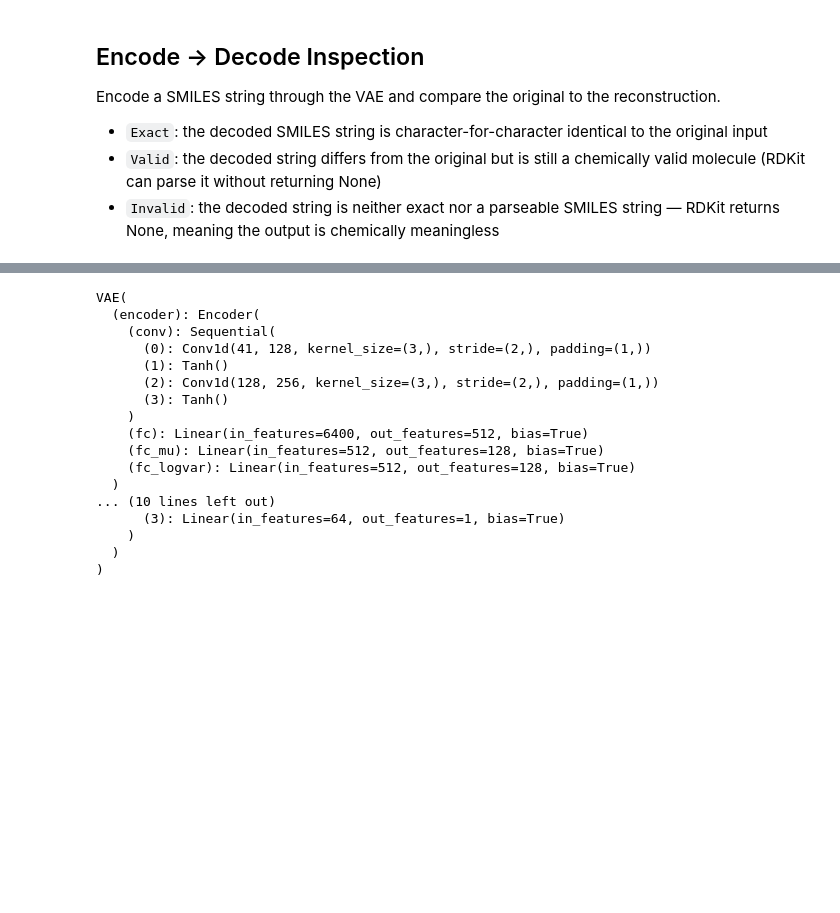
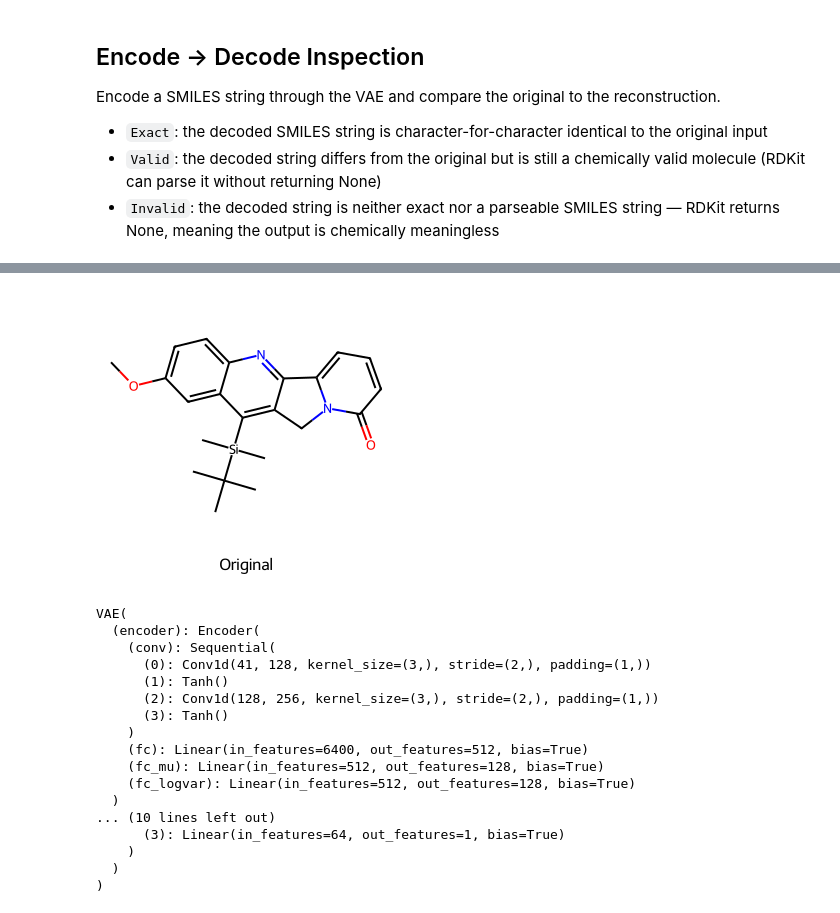
Before and after one commit to elenipsaromatis/mol-vae, a Jupyter notebook: notebooks/vae_dev.ipynb, the cells around one changed output, grey strips where cells are left out. Saved outputs shown, nothing was run; the diff lists cells and outputs as text; code cells hidden in the pictures; blank space fills up the shorter version.

```diff
--- a/notebooks/vae_dev.ipynb
+++ b/notebooks/vae_dev.ipynb
@@ -945,0 +871,95 @@ Summary — exact: 76/100  valid: 17/100  invalid: 7/100
+# %%
+from rdkit import Chem
+from rdkit.Chem import Draw
+from IPython.display import display
+
+def inspect_dataset_reconstructions(model, dataset, smiles_list, char2idx, idx2char, device, n_samples=100):
+    """
+    Encode n_samples molecules from the dataset, decode them, and print
+    the original vs reconstruction side by side with a character-level diff.
+    """
+    model.eval()
+    indices = torch.randperm(len(dataset))[:n_samples]
+    batch = torch.stack([dataset[i][0] for i in indices]).to(device)
+    with torch.no_grad():
+        mu, log_var = model.encoder(batch)
+        hidden = model.decoder.fc_z(mu)
+        hidden = hidden.view(-1, model.decoder.n_layers, model.decoder.hidden_dim).permute(1, 0, 2).contiguous()
+        sos_idx = char2idx['<sos>']
+        input_token = torch.full((n_samples, 1), sos_idx, dtype=torch.long).to(device)
+        generated = []
+        for _ in range(MAX_LENGTH):
+            x_onehot = F.one_hot(input_token, num_classes=len(char2idx)).float()
+            z_step = mu.unsqueeze(1)
+            gru_input = torch.cat([x_onehot, z_step], dim=-1)
+            output, hidden = model.decoder.gru(gru_input, hidden)
+            logits = model.decoder.fc_out(output.squeeze(1))
+            next_token = logits.argmax(dim=-1, keepdim=True)
+            generated.append(next_token)
+            input_token = next_token
+        generated = torch.cat(generated, dim=1)
+    exact, valid, invalid = 0, 0, 0
+    valid_cases = []
+    invalid_cases = []
+    for i, idx in enumerate(indices):
+        original = smiles_list[idx.item()]
+        decoded_chars = []
+        for tok in generated[i]:
+            ch = idx2char[tok.item()]
+            if ch == '<eos>':
+                break
+            if ch not in ('<pad>', '<sos>'):
+                decoded_chars.append(ch)
+        decoded = ''.join(decoded_chars)
+        is_exact = decoded == original
+        is_valid = Chem.MolFromSmiles(decoded) is not None
+        if is_exact:
+            exact += 1
+        elif is_valid:
+            valid += 1
+            valid_cases.append((original, decoded))
+        else:
+            invalid += 1
+            invalid_cases.append((original, decoded))
+    print(f"Summary — exact: {exact}/{n_samples}  valid: {valid}/{n_samples}  invalid: {invalid}/{n_samples}")
+
+    print("\nValid (non-exact) reconstructions:")
+    for original, decoded in valid_cases:
+        diff = ''
+        for a, b in zip(original, decoded):
+            diff += ' ' if a == b else '^'
+        if len(decoded) > len(original):
+            diff += '^' * (len(decoded) - len(original))
+        print(f"  Original : {original}")
+        print(f"  Decoded  : {decoded}")
+        print(f"  Diff     : {diff}")
+        print()
+
+    print("\nInvalid reconstructions:")
+    for original, decoded in invalid_cases:
+        diff = ''
+        for a, b in zip(original, decoded):
+            diff += ' ' if a == b else '^'
+        if len(decoded) > len(original):
+            diff += '^' * (len(decoded) - len(original))
+        print(f"  Original : {original}")
+        print(f"  Decoded  : {decoded}")
+        print(f"  Diff     : {diff}")
+        mol_orig = Chem.MolFromSmiles(original)
+        mol_dec = Chem.MolFromSmiles(decoded, sanitize=False)
+        imgs = []
+        legends = []
+        if mol_orig:
+            imgs.append(mol_orig)
+            legends.append("Original")
+        if mol_dec:
+            imgs.append(mol_dec)
+            legends.append("Decoded (invalid)")
+        if imgs:
+            display(Draw.MolsToGridImage(imgs, molsPerRow=2, subImgSize=(300, 300), legends=legends))
+        else:
+            print("  (SMILES too garbled to draw)")
+        print()
+
+inspect_dataset_reconstructions(model, train_dataset, train_smiles, char2idx, idx2char, device, n_samples=100)
+# %% [output]
@@ -946,3 +983,4 @@ Summary — exact: 76/100  valid: 17/100  invalid: 7/100
+[figure, added]
 # %%
 print(model)
 # %% [output]
```
Also changed, not shown: parts of 47 cells of this notebook, 1 other file.
